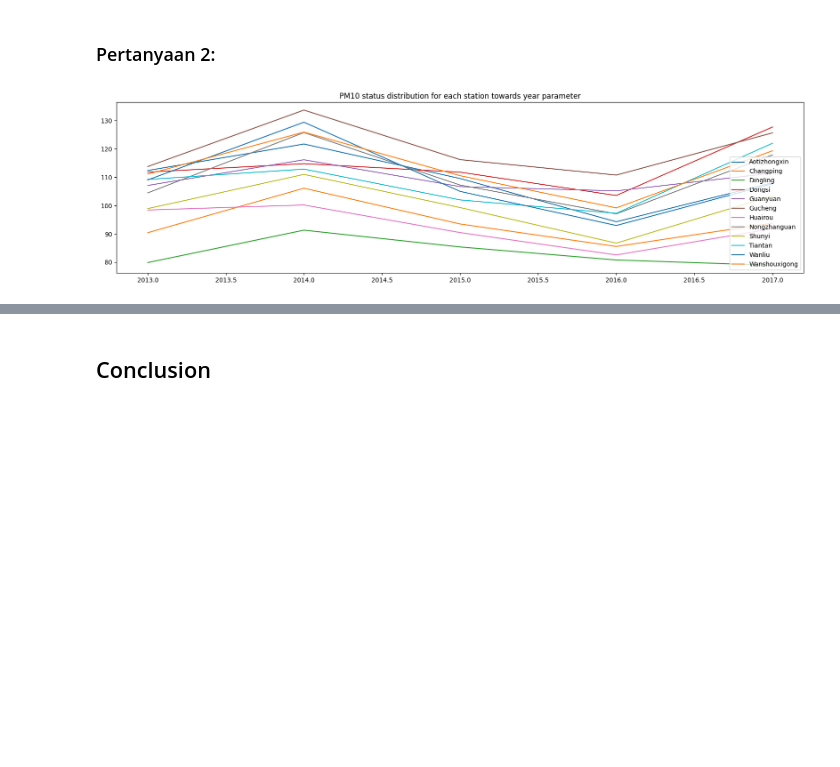
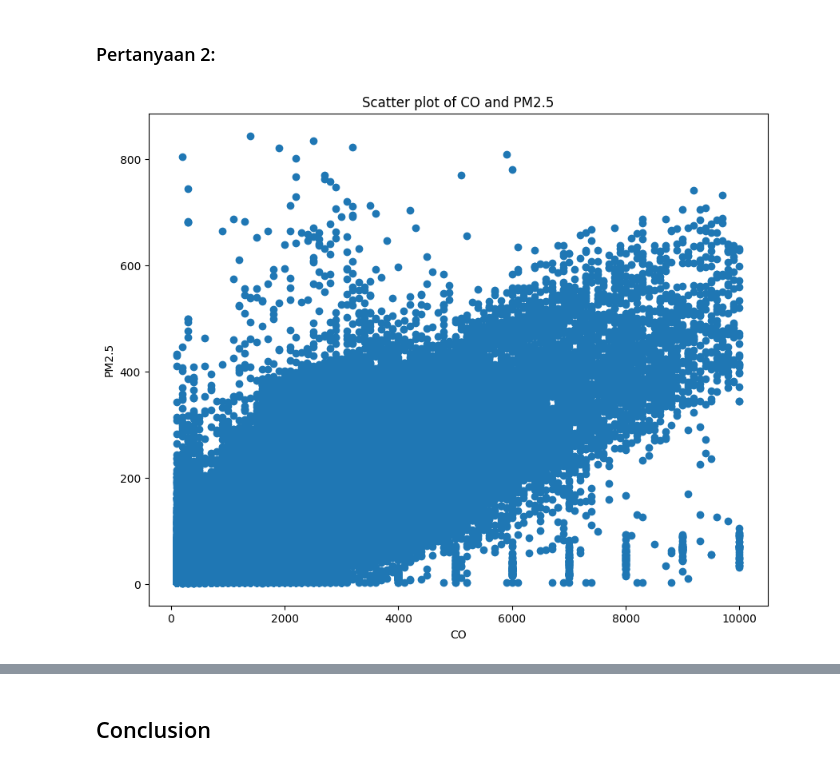
Before and after one commit to Shingetsu592/dicoding_project_1, a Jupyter notebook: Proyek_Analisis_Data.ipynb, the cells around one changed output, grey strips where cells are left out. Saved outputs shown, nothing was run; the diff lists cells and outputs as text; code cells hidden in the pictures; blank space fills up the shorter version.

```diff
--- a/Proyek_Analisis_Data.ipynb
+++ b/Proyek_Analisis_Data.ipynb
@@ -160,12 +188,11 @@ plt.show()
 # %% [markdown]
 ### Pertanyaan 2:
-# %%
-# plot PM10 status distribution for each station towards year parameter in different plots
-plt.figure(figsize=(20, 5))
-for i in df['station'].unique():
-    plt.plot(df[df['station'] == i].groupby('year')['PM10'].mean(), label=i)
-plt.legend()
-plt.title('PM10 status distribution for each station towards year parameter')
-plt.show()
-# %% [output]
-[figure, removed]
+# %%
+plt.figure(figsize=(10, 8))  # Increase the figure size
+plt.scatter(df['CO'], df['PM2.5'])
+plt.xlabel('CO')
+plt.ylabel('PM2.5')
+plt.title('Scatter plot of CO and PM2.5')
+plt.show()
+# %% [output]
+[figure, added]
```
Also changed, not shown: parts of 10 cells of this notebook, 1 other file.
